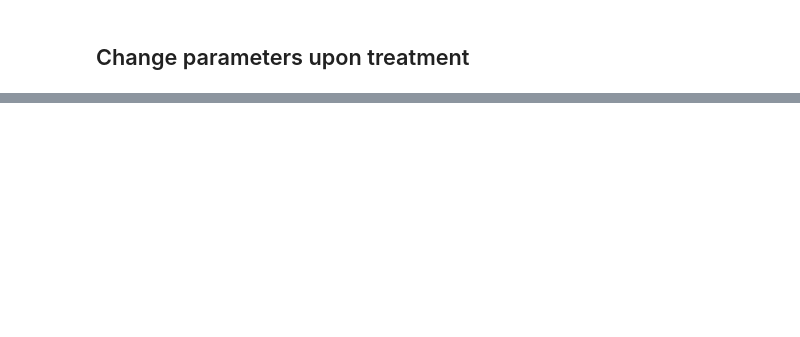
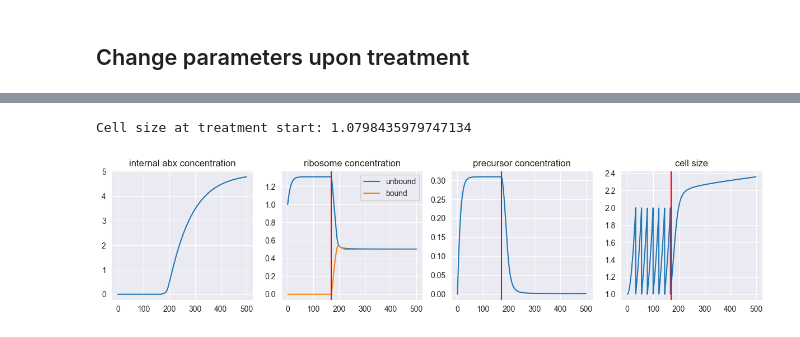
Before and after one commit to erezli/RiboTargettingAbx, a Jupyter notebook: test_parameters.ipynb, the cells around one changed output, grey strips where cells are left out. Saved outputs shown, nothing was run; the diff lists cells and outputs as text; code cells hidden in the pictures; blank space fills up the shorter version.

```diff
--- a/test_parameters.ipynb
+++ b/test_parameters.ipynb
@@ -188,0 +216,38 @@ plt.show()
+# %%
+# smaller permeability
+admin_time = 170
+recovery_time = -1
+param5 = {"ribo_min": 0.5,
+          "p_in": 0.001,
+          "p_out": 0.001,
+          "k_on": 3,
+          "k_off": 0.1,
+          "alpha": 0.05, # ribosome synthesis rate
+          "beta": 0.05, # translation rate
+          "gama": 0.1, # cell wall synthesis rate
+          "abx_env": 5,
+          "t_start": admin_time,
+          "t_end": recovery_time}
+my_sim5 = Cell(**param5)
+length = 500
+t_eval = np.arange(0, length, time_step)
+time_series5 = my_sim5.cell_growth(initial_conditions, length=length, methods="RK45", t_eval=t_eval)
+
+fig, axes = plt.subplots(1, 4, figsize=(15, 3))
+axes[0].plot(time_series5.t, time_series5.y[0])
+axes[0].set_title("internal abx concentration")
+axes[1].plot(time_series5.t, time_series5.y[1], label="unbound")
+axes[1].plot(time_series5.t, time_series5.y[2], label="bound")
+axes[1].axvline(admin_time, c='r')
+axes[1].legend()
+axes[1].set_title("ribosome concentration")
+axes[2].plot(time_series5.t, time_series5.y[3])
+axes[2].axvline(admin_time, c='r')
+axes[2].set_title("precursor concentration")
+axes[3].plot(time_series5.t, time_series5.y[4])
+axes[3].axvline(admin_time, c='r')
+axes[3].set_title("cell size")
+plt.show()
+# %% [output]
+Cell size at treatment start: 1.0798435979747134
+[figure, added]
```
Also changed, not shown: parts of 8 cells of this notebook, 1 other file.
